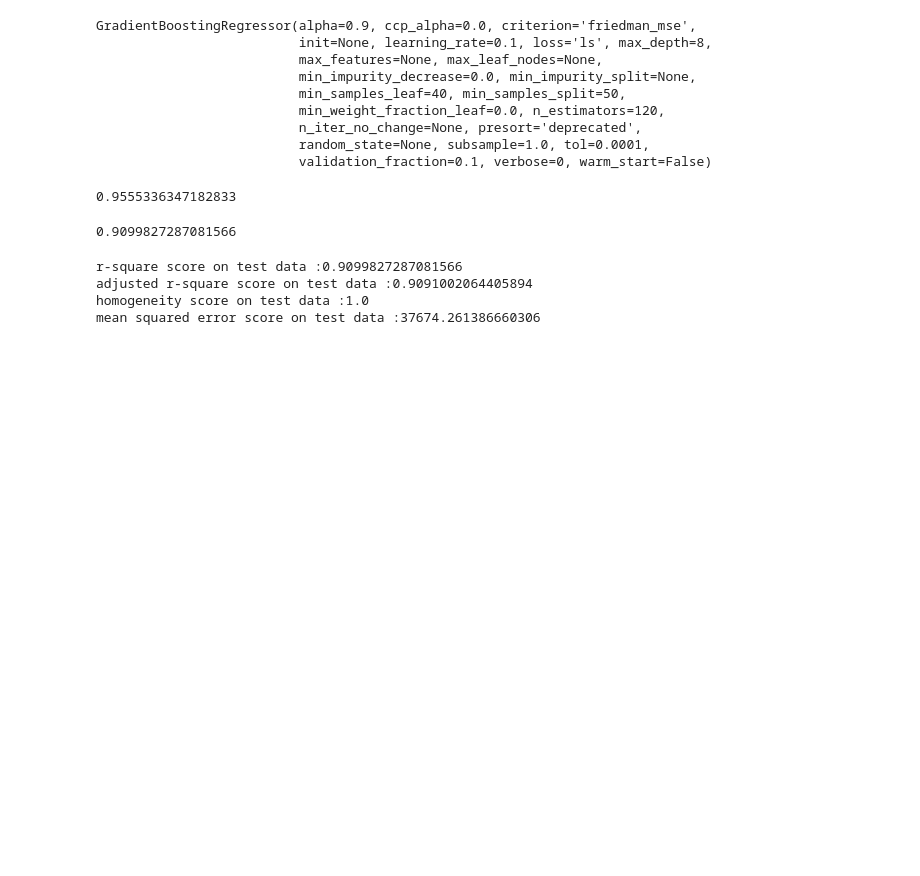
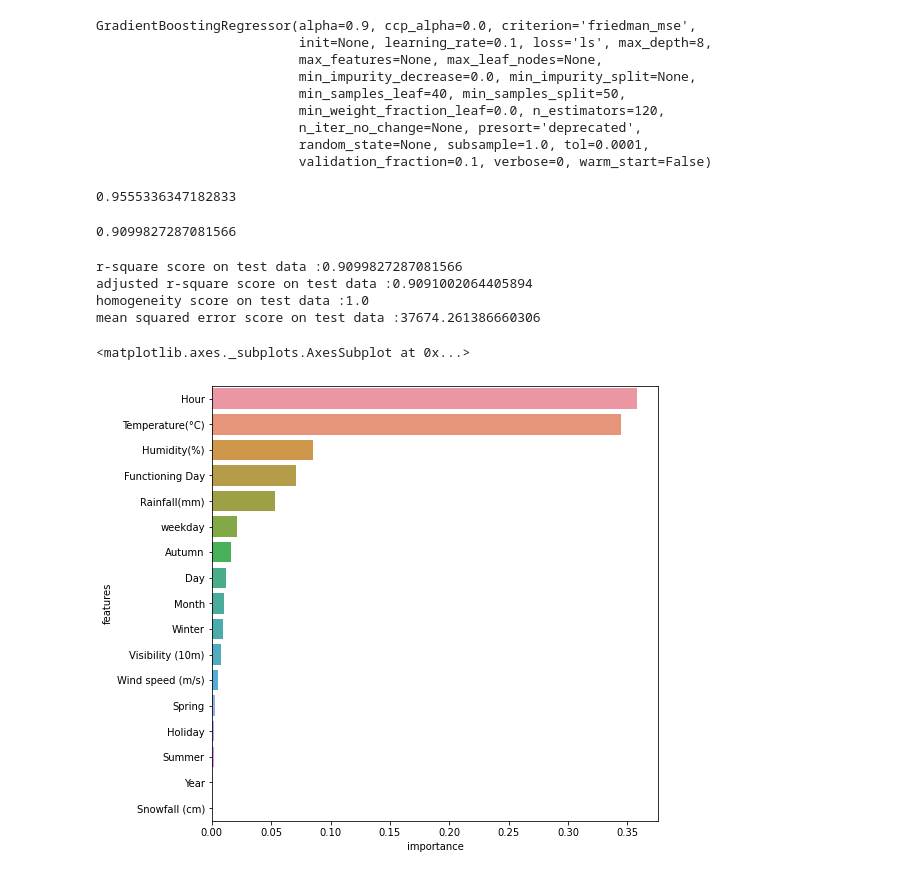
Before and after one commit to gyana-ranjan-dash/Seoul_Bike_Sharing_Demand_Prediction, a Jupyter notebook: Bike_Sharing_Demand_Prediction.ipynb, the cells around one changed output. Cells and saved outputs as stored; diff of their text form; code cells hidden in the pictures; blank space fills up the shorter version.

```diff
--- a/Bike_Sharing_Demand_Prediction.ipynb
+++ b/Bike_Sharing_Demand_Prediction.ipynb
@@ -547,3 +547,12 @@ r-square score on test data :0.9099827287081566
 adjusted r-square score on test data :0.9091002064405894
 homogeneity score on test data :1.0
 mean squared error score on test data :37674.261386660306
+# %%
+
+plt.figure(figsize=(8,8))
+features_importance_gb = pd.DataFrame({'features':x_train.columns,'importance' : gb_boost_with_best_perams.feature_importances_})
+features_importance_gb.sort_values(by='importance',ascending=False,inplace=True)
+sns.barplot(features_importance_gb['importance'],features_importance_gb['features'])
+# %% [output]
+<matplotlib.axes._subplots.AxesSubplot at 0x...>
+[figure, added]
```
